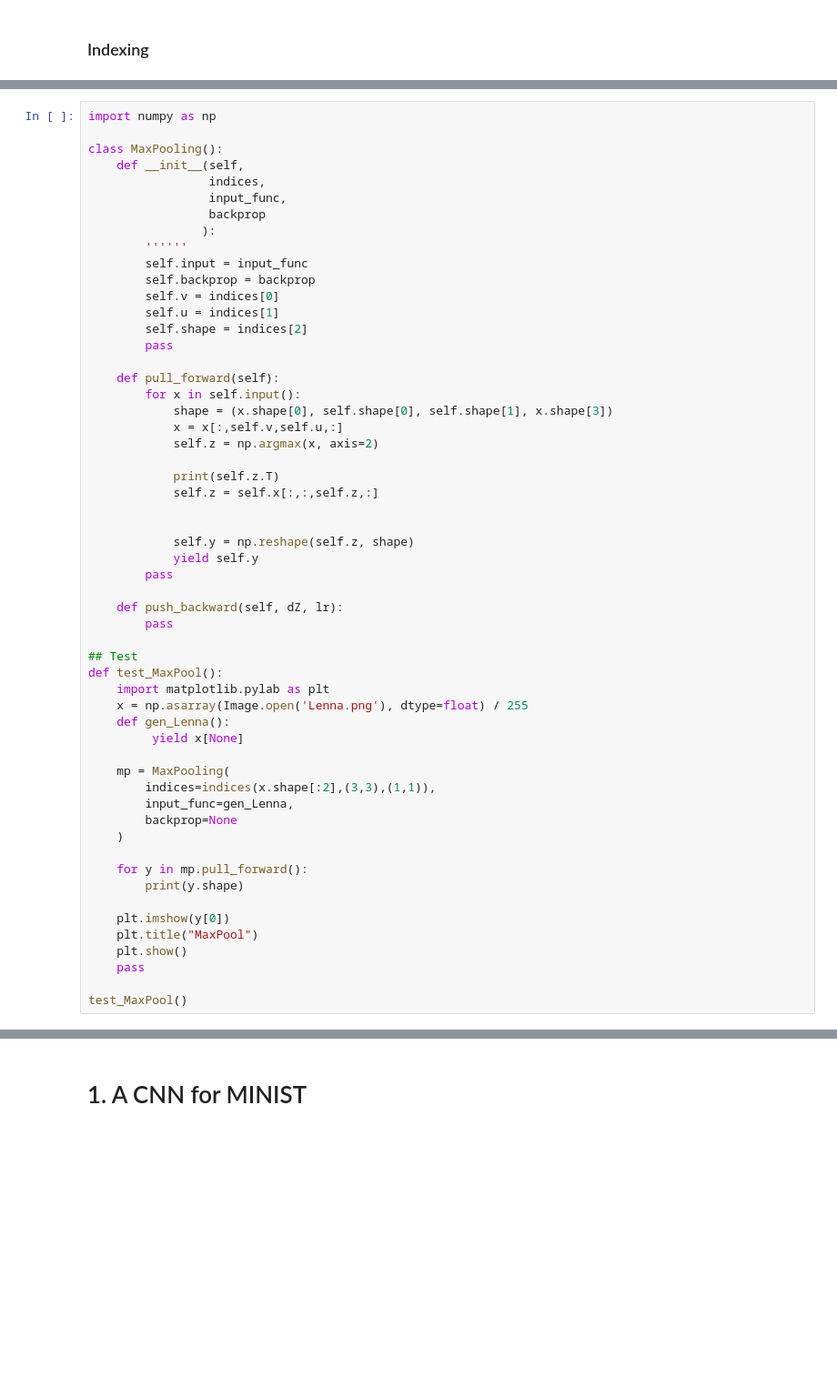
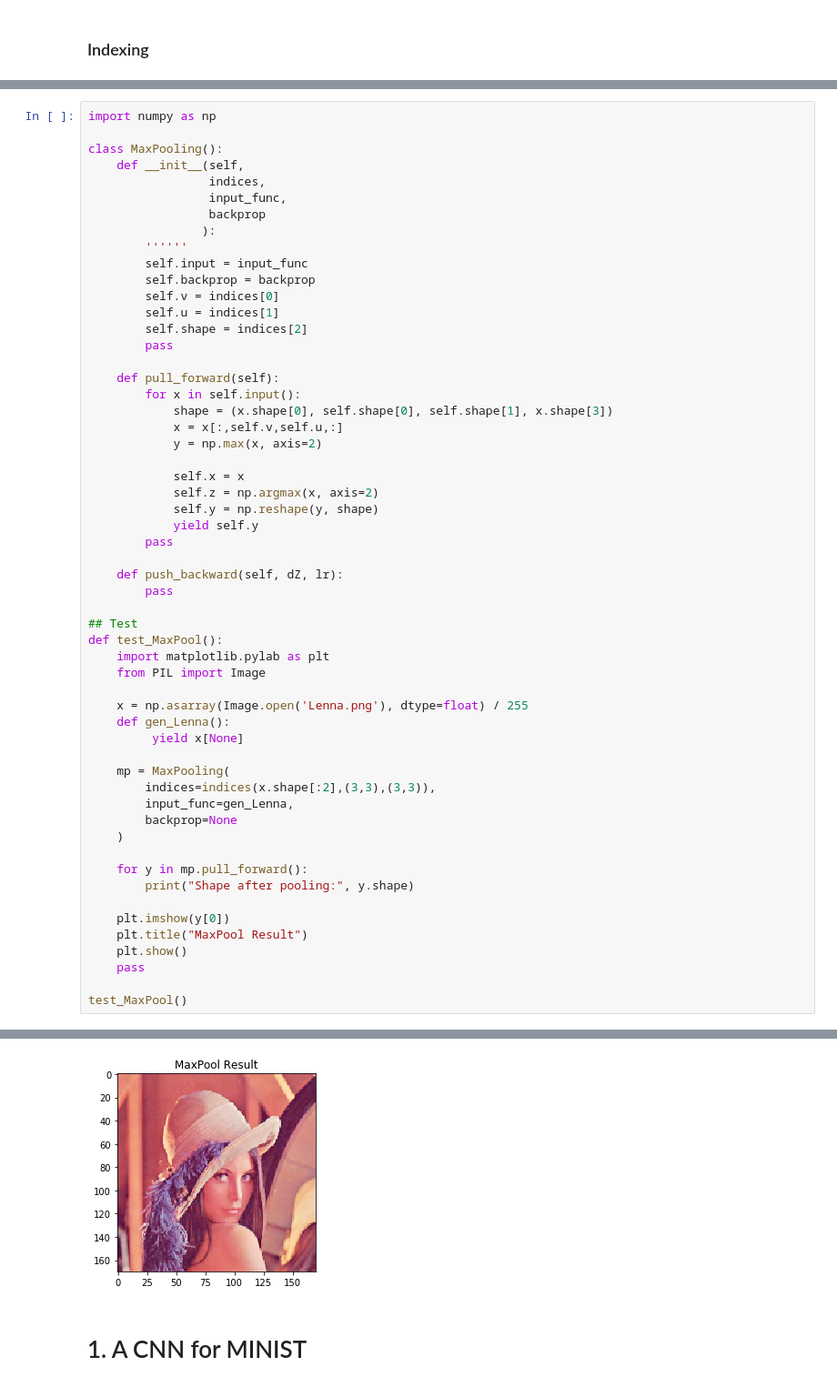
Before and after one commit to bugerry87/fcnn_scratch, a Jupyter notebook: ConvolutionalNeuralNetwork.ipynb, the cells around one changed output, grey strips where cells are left out. Shown at 91% size. Drawn from its saved outputs; the diff is of its cells as text; blank space fills up the shorter version.

```diff
--- a/ConvolutionalNeuralNetwork.ipynb
+++ b/ConvolutionalNeuralNetwork.ipynb
@@ -214,13 +257,11 @@ class MaxPooling():
         for x in self.input():
             shape = (x.shape[0], self.shape[0], self.shape[1], x.shape[3])
             x = x[:,self.v,self.u,:]
+            y = np.max(x, axis=2)
+
+            self.x = x
             self.z = np.argmax(x, axis=2)
-
-            print(self.z.T)
-            self.z = self.x[:,:,self.z,:]
-
-
-            self.y = np.reshape(self.z, shape)
+            self.y = np.reshape(y, shape)
             yield self.y
         pass
 
@@ -230,21 +271,23 @@ class MaxPooling():
 ## Test
 def test_MaxPool():
     import matplotlib.pylab as plt
+    from PIL import Image
+
     x = np.asarray(Image.open('Lenna.png'), dtype=float) / 255
     def gen_Lenna():
          yield x[None]
 
     mp = MaxPooling(
-        indices=indices(x.shape[:2],(3,3),(1,1)),
+        indices=indices(x.shape[:2],(3,3),(3,3)),
         input_func=gen_Lenna,
         backprop=None
     )
 
     for y in mp.pull_forward():
-        print(y.shape)
+        print("Shape after pooling:", y.shape)
 
     plt.imshow(y[0])
-    plt.title("MaxPool")
+    plt.title("MaxPool Result")
     plt.show()
     pass
 
@@ -271,3 +298,4 @@ AttributeError: 'MaxPooling' object has no attribute 'x'
+[figure, added]
 # %% [markdown]
 # 1. A CNN for MINIST
 # %% [markdown]
```
Also changed, not shown: parts of 9 cells of this notebook, 5 other files.
